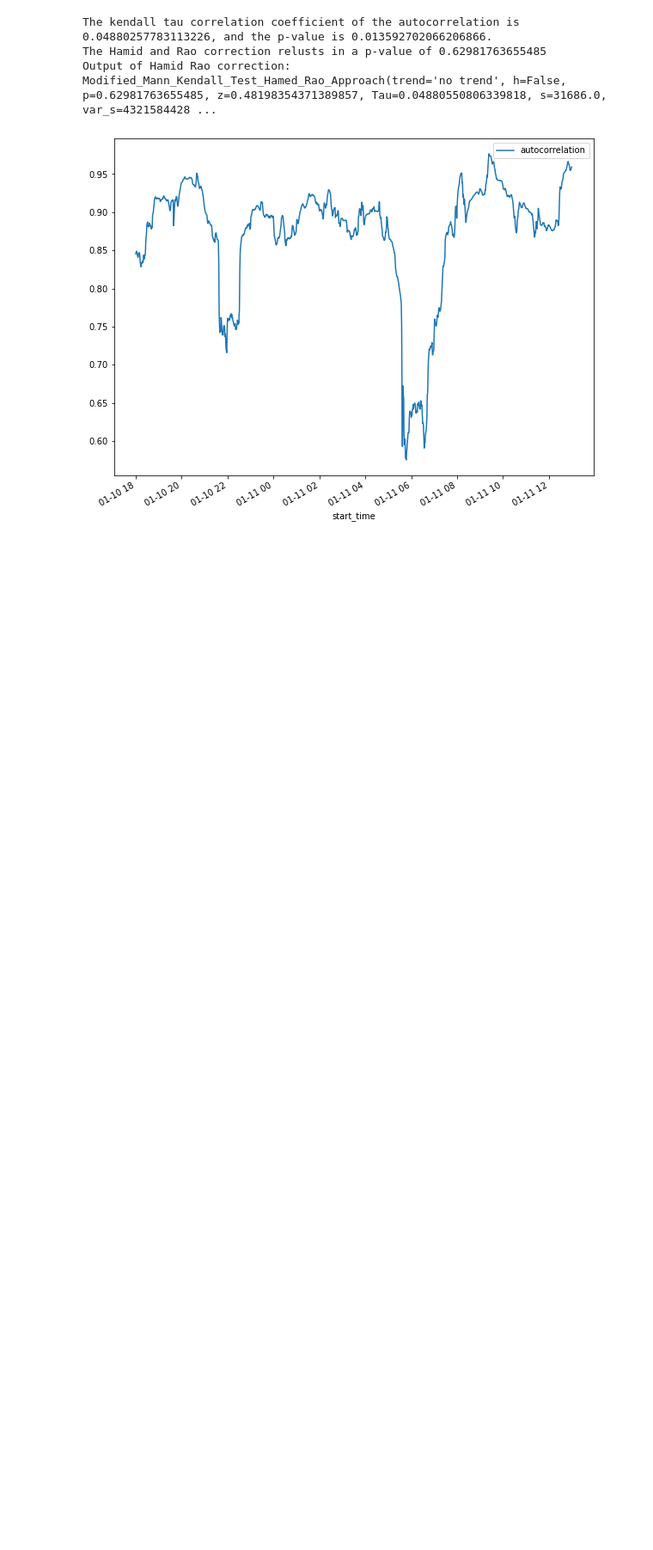
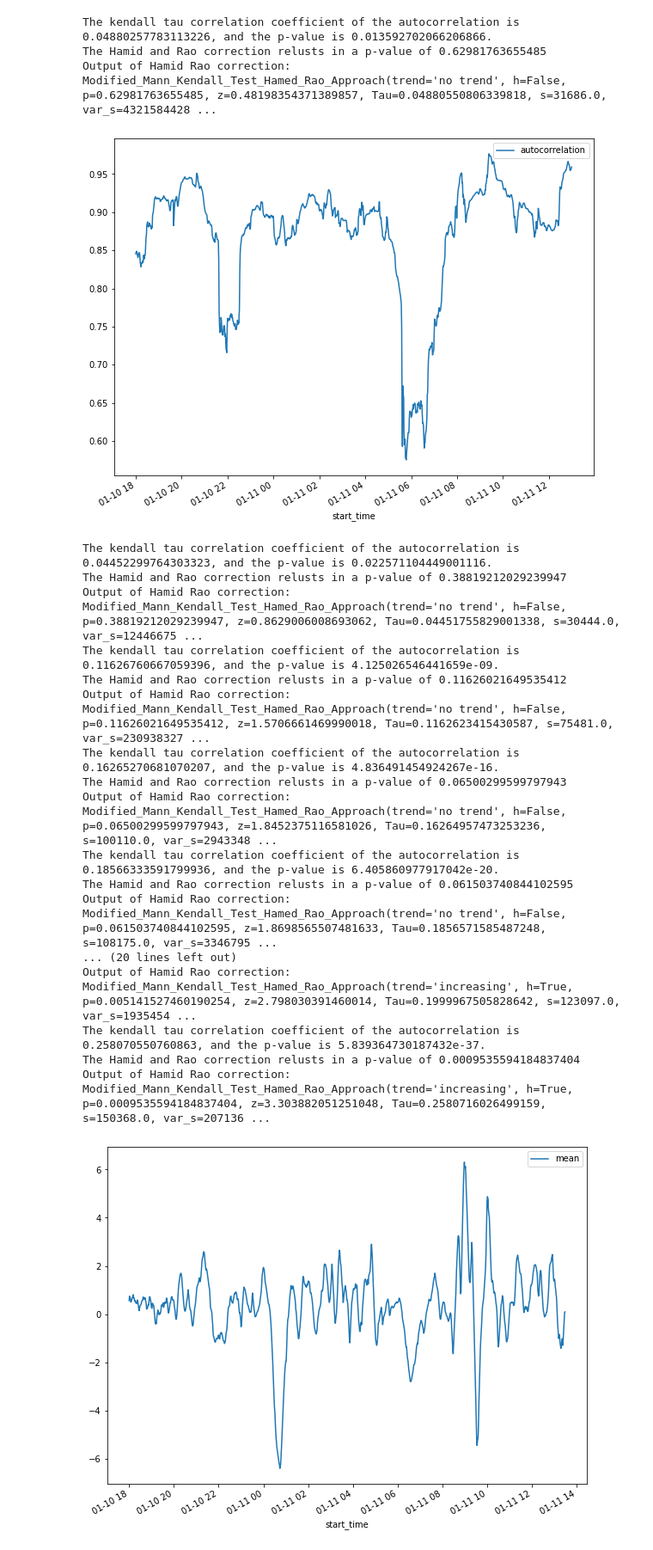
Before and after one commit to l-khali/In2Research, a Jupyter notebook: PC-0192_ABF_analysis.ipynb, the cells around one changed output. Shown at 86% size. Saved outputs shown, nothing was run; the diff lists cells and outputs as text; code cells hidden in the pictures; blank space fills up the shorter version.

```diff
--- a/PC-0192_ABF_analysis.ipynb
+++ b/PC-0192_ABF_analysis.ipynb
@@ -205,6 +205,8 @@ def rolling_mean(data, time):
     data - data frame of numerical values during the time the patient was exhastubated with columns 'record_date_time' and 'autocorrelation'
     time - size of window in minutes
     """
+    global df
+
     k = 0
 
     df = pd.DataFrame(columns=['start_time','end_time','mean'])
@@ -269,6 +273,8 @@ def rolling_autocorrelation(data, time):
     data - data frame of numerical values during the time the patient was exhastubated with columns 'record_date_time' and 'autocorrelation'
     time - size of window in minutes
     """
+    global df
+
     k = 0
 
     df = pd.DataFrame(columns=['start_time','end_time','autocorrelation'])
@@ -537,0 +641,21 @@ Output of Hamid Rao correction: Modified_Mann_Kendall_Test_Hamed_Rao_Approach(tr
+# %%
+graph_grid(rolling_mean, PC_0192_ABF_m_residuals_no_anomalies, 30, 60, 90, 120, "mean")
+# %% [output]
+The kendall tau correlation coefficient of the autocorrelation is 0.04452299764303323, and the p-value is 0.022571104449001116.
+The Hamid and Rao correction relusts in a p-value of 0.38819212029239947
+Output of Hamid Rao correction: Modified_Mann_Kendall_Test_Hamed_Rao_Approach(trend='no trend', h=False, p=0.38819212029239947, z=0.8629006008693062, Tau=0.04451755829001338, s=30444.0, var_s=12446675 ...
+The kendall tau correlation coefficient of the autocorrelation is 0.11626760667059396, and the p-value is 4.125026546441659e-09.
+The Hamid and Rao correction relusts in a p-value of 0.11626021649535412
+Output of Hamid Rao correction: Modified_Mann_Kendall_Test_Hamed_Rao_Approach(trend='no trend', h=False, p=0.11626021649535412, z=1.5706661469990018, Tau=0.1162623415430587, s=75481.0, var_s=230938327 ...
+The kendall tau correlation coefficient of the autocorrelation is 0.16265270681070207, and the p-value is 4.836491454924267e-16.
+The Hamid and Rao correction relusts in a p-value of 0.06500299599797943
+Output of Hamid Rao correction: Modified_Mann_Kendall_Test_Hamed_Rao_Approach(trend='no trend', h=False, p=0.06500299599797943, z=1.8452375116581026, Tau=0.16264957473253236, s=100110.0, var_s=2943348 ...
+The kendall tau correlation coefficient of the autocorrelation is 0.18566333591799936, and the p-value is 6.405860977917042e-20.
+The Hamid and Rao correction relusts in a p-value of 0.061503740844102595
+Output of Hamid Rao correction: Modified_Mann_Kendall_Test_Hamed_Rao_Approach(trend='no trend', h=False, p=0.061503740844102595, z=1.8698565507481633, Tau=0.1856571585487248, s=108175.0, var_s=3346795 ...
+... (20 lines left out)
+Output of Hamid Rao correction: Modified_Mann_Kendall_Test_Hamed_Rao_Approach(trend='increasing', h=True, p=0.005141527460190254, z=2.798030391460014, Tau=0.1999967505828642, s=123097.0, var_s=1935454 ...
+The kendall tau correlation coefficient of the autocorrelation is 0.258070550760863, and the p-value is 5.839364730187432e-37.
+The Hamid and Rao correction relusts in a p-value of 0.0009535594184837404
+Output of Hamid Rao correction: Modified_Mann_Kendall_Test_Hamed_Rao_Approach(trend='increasing', h=True, p=0.0009535594184837404, z=3.303882051251048, Tau=0.2580716026499159, s=150368.0, var_s=207136 ...
+[figure, added]
```
Also changed, not shown: parts of 5 cells of this notebook, 9 other files.
